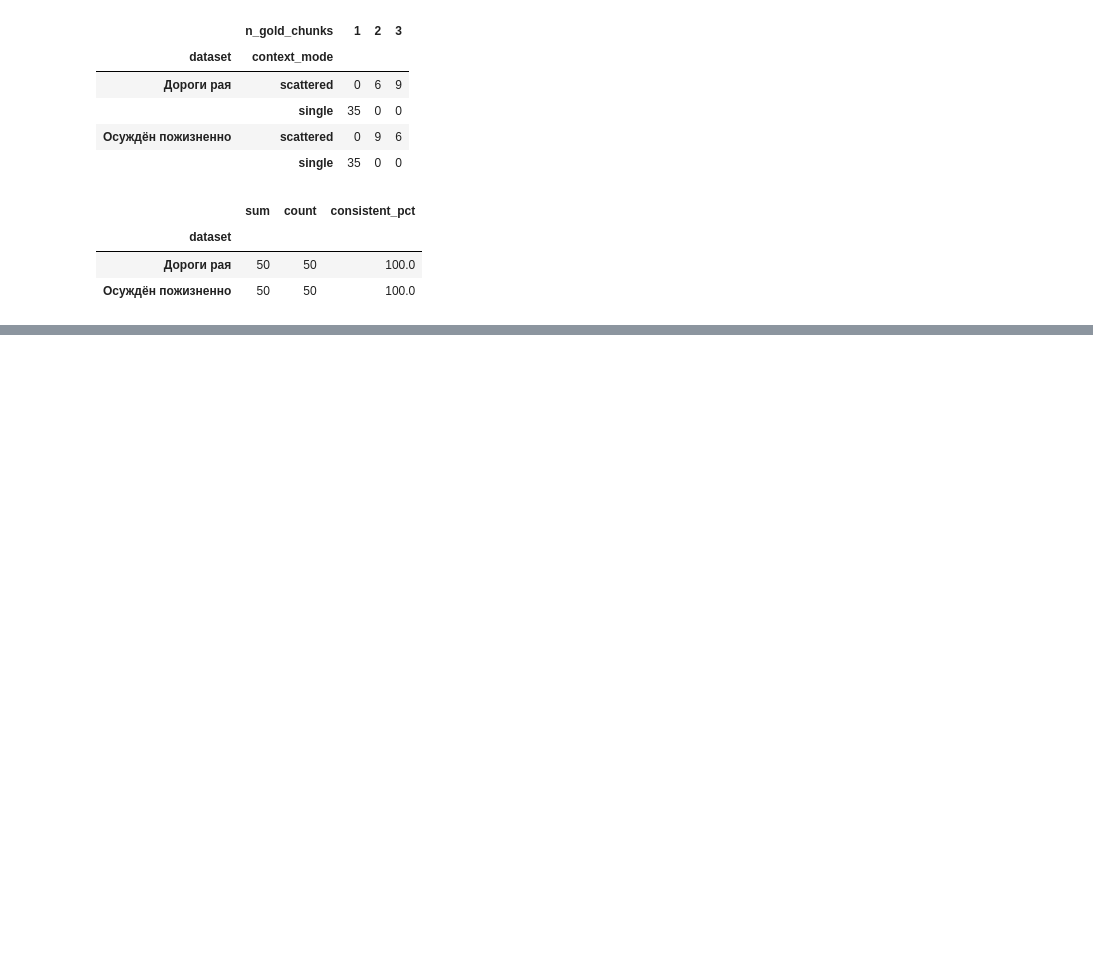
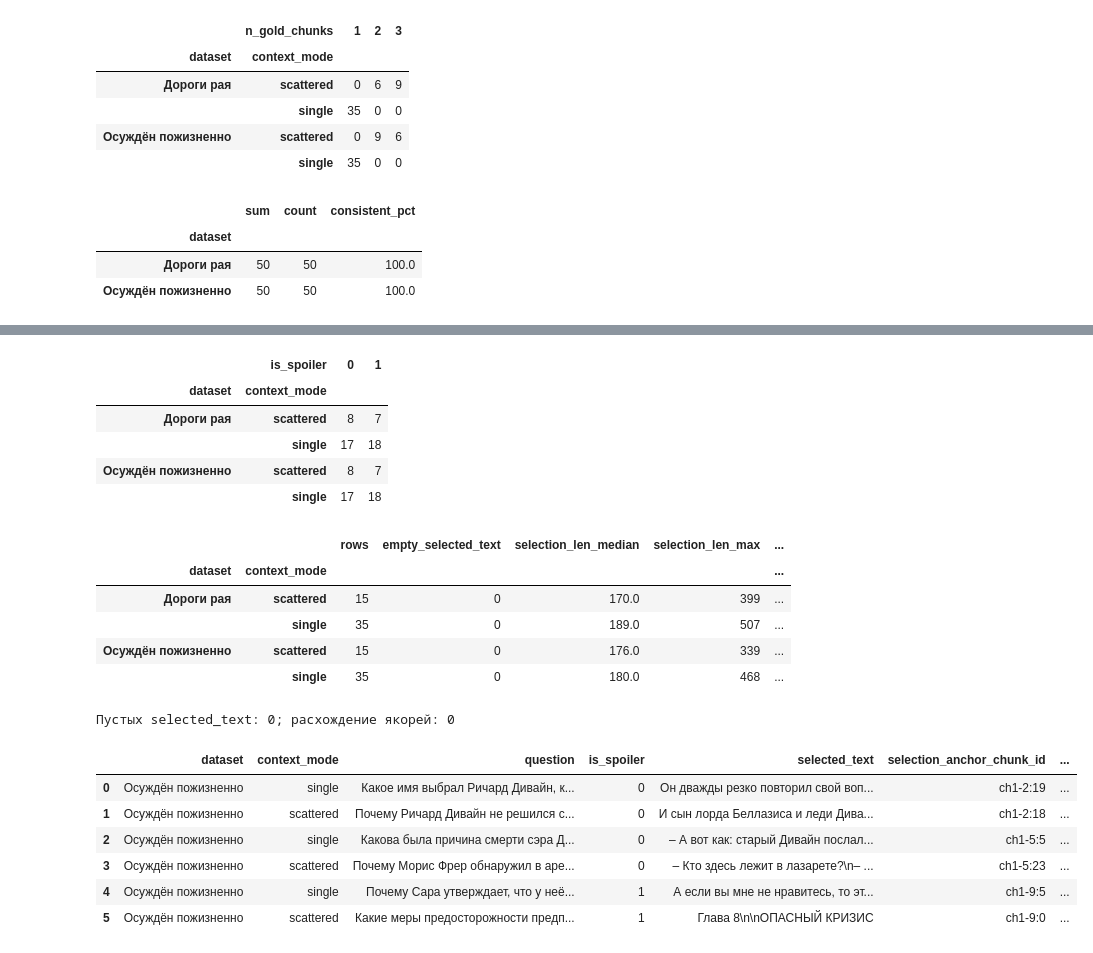
Before and after one commit to glukhov324/mlsd-book-rag, a Jupyter notebook: notebooks/eda.ipynb, the cells around one changed output, grey strips where cells are left out. Drawn from its saved outputs; the diff is of its cells as text; code cells hidden in the pictures; blank space fills up the shorter version.

```diff
--- a/notebooks/eda.ipynb
+++ b/notebooks/eda.ipynb
@@ -48,6 +48,11 @@ REQUIRED_COLUMNS = {
     "chunks_text",
     "category",
     "context_mode",
+    "is_spoiler",
+    "selected_text",
+    "selection_anchor_chunk_id",
+    "reader_anchor_chunk_id",
+    "reading_progress_char",
 }
 
 missing_files = [path for path in DATASET_PATHS.values() if not path.exists()]
@@ -262,3 +271,72 @@ display(
+# %%
+assert df.groupby("dataset")["is_spoiler"].sum().eq(25).all(), "на книгу ровно 25 is_spoiler=1"
+assert ((df.groupby("dataset").size() - df.groupby("dataset")["is_spoiler"].sum()) == 25).all()
+display(
+    df.groupby(["dataset", "context_mode", "is_spoiler"], observed=True)
+    .size()
+    .unstack(fill_value=0)
+)
+
+SELECTION_COLUMNS = [
+    "is_spoiler",
+    "selected_text",
+    "selection_anchor_chunk_id",
+    "reader_anchor_chunk_id",
+    "reading_progress_char",
+]
+
+empty_sel = df["selected_text"].astype(str).str.strip().eq("")
+df["selection_len"] = df["selected_text"].astype(str).str.len()
+df["anchors_match"] = df["selection_anchor_chunk_id"].eq(
+    df["reader_anchor_chunk_id"]
+)
+
+qc = (
+    df.groupby(["dataset", "context_mode"], observed=True)
+    .agg(
+        rows=("question", "size"),
+        empty_selected_text=("selected_text", lambda s: s.astype(str).str.strip().eq("").sum()),
+        selection_len_median=("selection_len", "median"),
+        selection_len_max=("selection_len", "max"),
+        anchors_all_match=("anchors_match", "mean"),
+        progress_char_median=("reading_progress_char", "median"),
+    )
+    .assign(anchors_all_match=lambda x: (x["anchors_all_match"] * 100).round(1))
+)
+display(qc)
+print(
+    f"Пустых selected_text: {empty_sel.sum()}; "
+    f"расхождение якорей: {(~df['anchors_match']).sum()}"
+)
+
+preview_cols = [
+    "dataset",
+    "context_mode",
+    "question",
+    *SELECTION_COLUMNS,
+]
+display(df[preview_cols].head(6))
+# %% [output]
+|  | is_spoiler | 0 | 1 |
+| dataset | context_mode |  |  |
+| Дороги рая | scattered | 8 | 7 |
+|  | single | 17 | 18 |
+| Осуждён пожизненно | scattered | 8 | 7 |
+|  | single | 17 | 18 |
+|  |  | rows | empty_selected_text | selection_len_median | selection_len_max | ... |
+| dataset | context_mode |  |  |  |  | ... |
+| Дороги рая | scattered | 15 | 0 | 170.0 | 399 | ... |
+|  | single | 35 | 0 | 189.0 | 507 | ... |
+| Осуждён пожизненно | scattered | 15 | 0 | 176.0 | 339 | ... |
+|  | single | 35 | 0 | 180.0 | 468 | ... |
+Пустых selected_text: 0; расхождение якорей: 0
+|  | dataset | context_mode | question | is_spoiler | selected_text | selection_anchor_chunk_id | ... |
+| 0 | Осуждён пожизненно | single | Какое имя выбрал Ричард Дивайн, к... | 0 | Он дважды резко повторил свой воп... | ch1-2:19 | ... |
+| 1 | Осуждён пожизненно | scattered | Почему Ричард Дивайн не решился с... | 0 | И сын лорда Беллазиса и леди Дива... | ch1-2:18 | ... |
+| 2 | Осуждён пожизненно | single | Какова была причина смерти сэра Д... | 0 | – А вот как: старый Дивайн послал... | ch1-5:5 | ... |
+| 3 | Осуждён пожизненно | scattered | Почему Морис Фрер обнаружил в аре... | 0 | – Кто здесь лежит в лазарете?\n– ... | ch1-5:23 | ... |
+| 4 | Осуждён пожизненно | single | Почему Сара утверждает, что у неё... | 1 | А если вы мне не нравитесь, то эт... | ch1-9:5 | ... |
+| 5 | Осуждён пожизненно | scattered | Какие меры предосторожности предп... | 1 | Глава 8\n\nОПАСНЫЙ КРИЗИС | ch1-9:0 | ... |
 # %% [markdown]
 ## Выводы EDA
 
```
Also changed, not shown: parts of 3 cells of this notebook, 5 other files.
